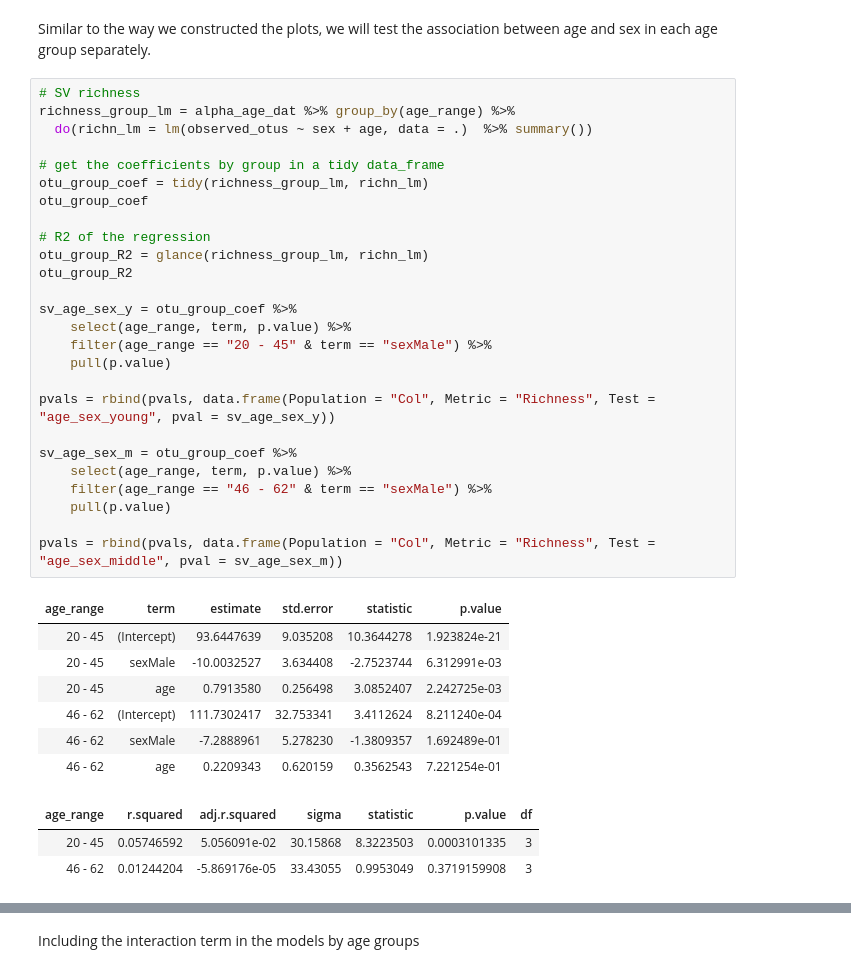
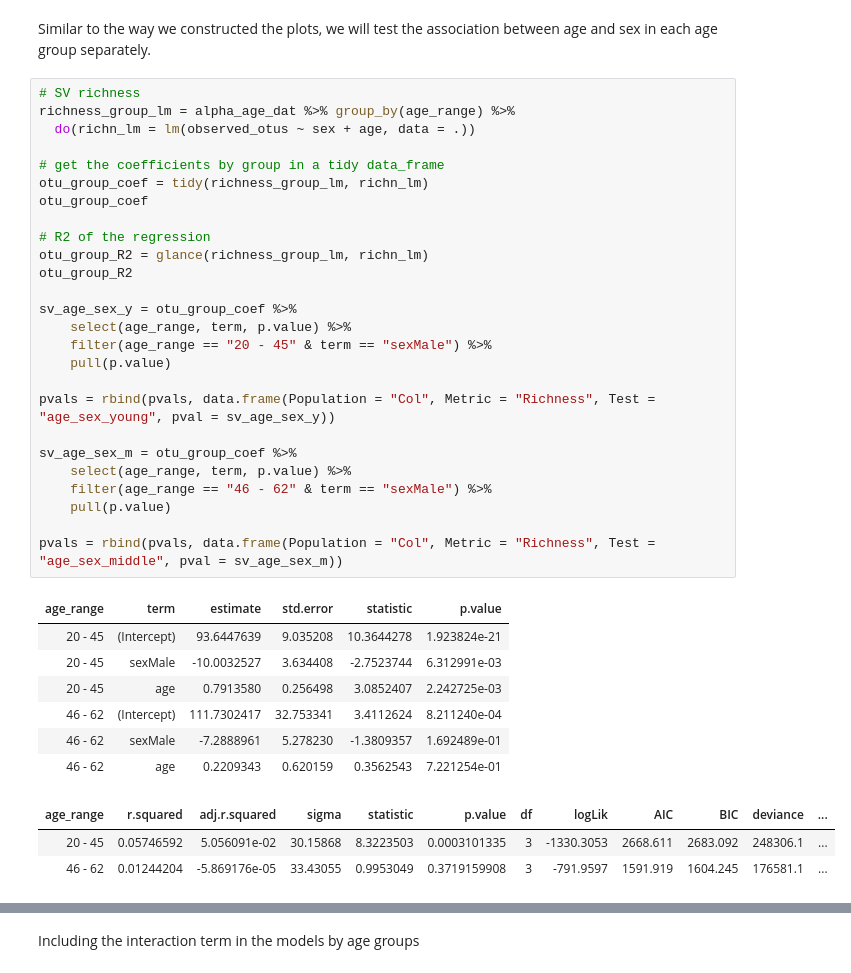
Before and after one commit to jacodela/microbio_aDiv, a Jupyter notebook: Colombia_Analyses/Col_data.ipynb, the cells around one changed output, grey strips where cells are left out. Cells and saved outputs as stored; diff of their text form.

```diff
--- a/Colombia_Analyses/Col_data.ipynb
+++ b/Colombia_Analyses/Col_data.ipynb
@@ -411,40 +411,40 @@ age and sex in each age group separately.
 # %%
 # SV richness
 richness_group_lm = alpha_age_dat %>% group_by(age_range) %>%
-  do(richn_lm = lm(observed_otus ~ sex + age, data = .)  %>% summary())
+  do(richn_lm = lm(observed_otus ~ sex + age, data = .))
 
 # get the coefficients by group in a tidy data_frame
 otu_group_coef = tidy(richness_group_lm, richn_lm)
 otu_group_coef
 
 # R2 of the regression
 otu_group_R2 = glance(richness_group_lm, richn_lm)
 otu_group_R2
 
 sv_age_sex_y = otu_group_coef %>%
     select(age_range, term, p.value) %>%
     filter(age_range == "20 - 45" & term == "sexMale") %>%
     pull(p.value)
 
 pvals = rbind(pvals, data.frame(Population = "Col", Metric = "Richness", Test = "age_sex_young", pval = sv_age_sex_y))
 
 sv_age_sex_m = otu_group_coef %>%
     select(age_range, term, p.value) %>%
     filter(age_range == "46 - 62" & term == "sexMale") %>%
     pull(p.value)
 
 pvals = rbind(pvals, data.frame(Population = "Col", Metric = "Richness", Test = "age_sex_middle", pval = sv_age_sex_m))
 # %% [output]
 | age_range | term | estimate | std.error | statistic | p.value |
 | 20 - 45 | (Intercept) | 93.6447639 | 9.035208 | 10.3644278 | 1.923824e-21 |
 | 20 - 45 | sexMale | -10.0032527 | 3.634408 | -2.7523744 | 6.312991e-03 |
 | 20 - 45 | age | 0.7913580 | 0.256498 | 3.0852407 | 2.242725e-03 |
 | 46 - 62 | (Intercept) | 111.7302417 | 32.753341 | 3.4112624 | 8.211240e-04 |
 | 46 - 62 | sexMale | -7.2888961 | 5.278230 | -1.3809357 | 1.692489e-01 |
 | 46 - 62 | age | 0.2209343 | 0.620159 | 0.3562543 | 7.221254e-01 |
-| age_range | r.squared | adj.r.squared | sigma | statistic | p.value | df |
-| 20 - 45 | 0.05746592 | 5.056091e-02 | 30.15868 | 8.3223503 | 0.0003101335 | 3 |
-| 46 - 62 | 0.01244204 | -5.869176e-05 | 33.43055 | 0.9953049 | 0.3719159908 | 3 |
+| age_range | r.squared | adj.r.squared | sigma | statistic | p.value | df | logLik | AIC | BIC | deviance | ... |
+| 20 - 45 | 0.05746592 | 5.056091e-02 | 30.15868 | 8.3223503 | 0.0003101335 | 3 | -1330.3053 | 2668.611 | 2683.092 | 248306.1 | ... |
+| 46 - 62 | 0.01244204 | -5.869176e-05 | 33.43055 | 0.9953049 | 0.3719159908 | 3 | -791.9597 | 1591.919 | 1604.245 | 176581.1 | ... |
 # %%
 # Shannon index
 shannon_group_lm = alpha_age_dat %>% group_by(age_range) %>%
```
Also changed, not shown: parts of 2 cells of this notebook.
